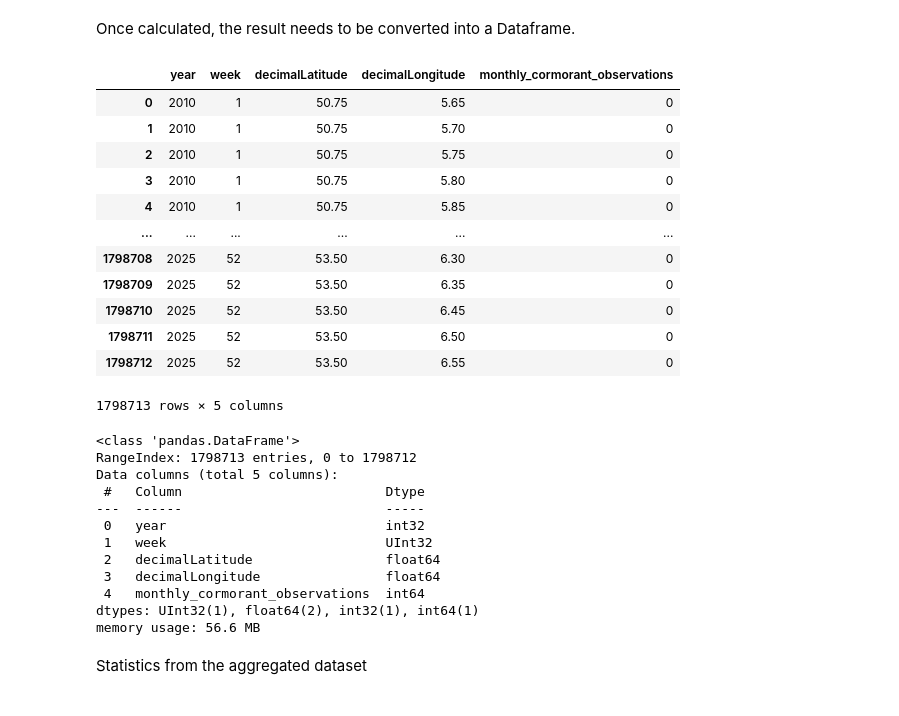
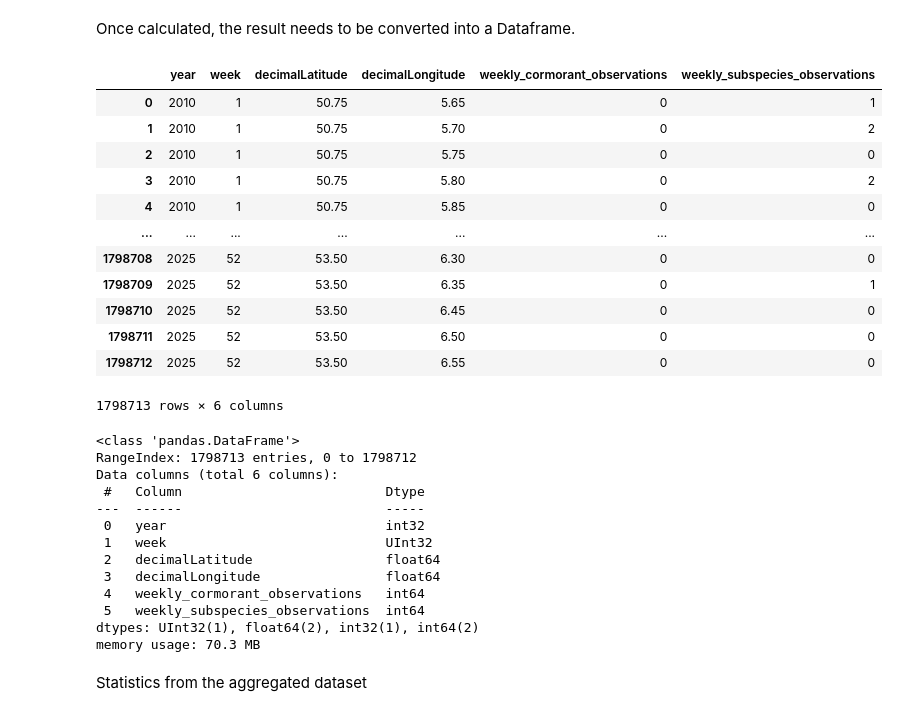
Before and after one commit to kebabzter/the-greatest-cormorant, a Jupyter notebook: notebook-final.ipynb, the cells around one changed output. Saved outputs shown, nothing was run; the diff lists cells and outputs as text; code cells hidden in the pictures.

```diff
--- a/notebook-final.ipynb
+++ b/notebook-final.ipynb
@@ -604,42 +604,44 @@ plt.show()
 Currently the dataset holds information about the sightings of the bird for each day at a specific place. Giving this to a model would overwhelm it due to the heavy class imbalance. A possible way to resolve this issue is to aggregate the sightings for a month by that month in a specific place.
 # %%
 grouped = df.groupby(['year','week','decimalLatitude','decimalLongitude'])
-result = grouped.agg(monthly_cormorant_observations =('Phalacrocorax carbo', 'sum'))
+result = grouped.agg(weekly_cormorant_observations =('Phalacrocorax carbo', 'sum'),
+                      weekly_subspecies_observations = ('speciesgroup_observations','sum'))
 # %% [markdown]
 Once calculated, the result needs to be converted into a Dataframe.
 # %%
-df_monthly_sightings = result.reset_index()
+df_weekly_sightings = result.reset_index()
 # %%
-display(df_monthly_sightings)
+display(df_weekly_sightings)
 # %% [output]
-|  | year | week | decimalLatitude | decimalLongitude | monthly_cormorant_observations |
-| 0 | 2010 | 1 | 50.75 | 5.65 | 0 |
-| 1 | 2010 | 1 | 50.75 | 5.70 | 0 |
-| 2 | 2010 | 1 | 50.75 | 5.75 | 0 |
-| 3 | 2010 | 1 | 50.75 | 5.80 | 0 |
-| 4 | 2010 | 1 | 50.75 | 5.85 | 0 |
-| ... | ... | ... | ... | ... | ... |
-| 1798708 | 2025 | 52 | 53.50 | 6.30 | 0 |
-| 1798709 | 2025 | 52 | 53.50 | 6.35 | 0 |
-| 1798710 | 2025 | 52 | 53.50 | 6.45 | 0 |
-| 1798711 | 2025 | 52 | 53.50 | 6.50 | 0 |
-| 1798712 | 2025 | 52 | 53.50 | 6.55 | 0 |
+|  | year | week | decimalLatitude | decimalLongitude | weekly_cormorant_observations | weekly_subspecies_observations |
+| 0 | 2010 | 1 | 50.75 | 5.65 | 0 | 1 |
+| 1 | 2010 | 1 | 50.75 | 5.70 | 0 | 2 |
+| 2 | 2010 | 1 | 50.75 | 5.75 | 0 | 0 |
+| 3 | 2010 | 1 | 50.75 | 5.80 | 0 | 2 |
+| 4 | 2010 | 1 | 50.75 | 5.85 | 0 | 0 |
+| ... | ... | ... | ... | ... | ... | ... |
+| 1798708 | 2025 | 52 | 53.50 | 6.30 | 0 | 0 |
+| 1798709 | 2025 | 52 | 53.50 | 6.35 | 0 | 1 |
+| 1798710 | 2025 | 52 | 53.50 | 6.45 | 0 | 0 |
+| 1798711 | 2025 | 52 | 53.50 | 6.50 | 0 | 0 |
+| 1798712 | 2025 | 52 | 53.50 | 6.55 | 0 | 0 |
-1798713 rows × 5 columns
+1798713 rows × 6 columns
 # %%
-df_monthly_sightings.info()
+df_weekly_sightings.info()
 # %% [output]
 <class 'pandas.DataFrame'>
 RangeIndex: 1798713 entries, 0 to 1798712
-Data columns (total 5 columns):
+Data columns (total 6 columns):
  #   Column                          Dtype
 ---  ------                          -----
  0   year                            int32
  1   week                            UInt32
  2   decimalLatitude                 float64
  3   decimalLongitude                float64
- 4   monthly_cormorant_observations  int64
-dtypes: UInt32(1), float64(2), int32(1), int64(1)
-memory usage: 56.6 MB
+ 4   weekly_cormorant_observations   int64
+ 5   weekly_subspecies_observations  int64
+dtypes: UInt32(1), float64(2), int32(1), int64(2)
+memory usage: 70.3 MB
 # %% [markdown]
 Statistics from the aggregated dataset
 # %%
```
Also changed, not shown: parts of 56 cells of this notebook.
